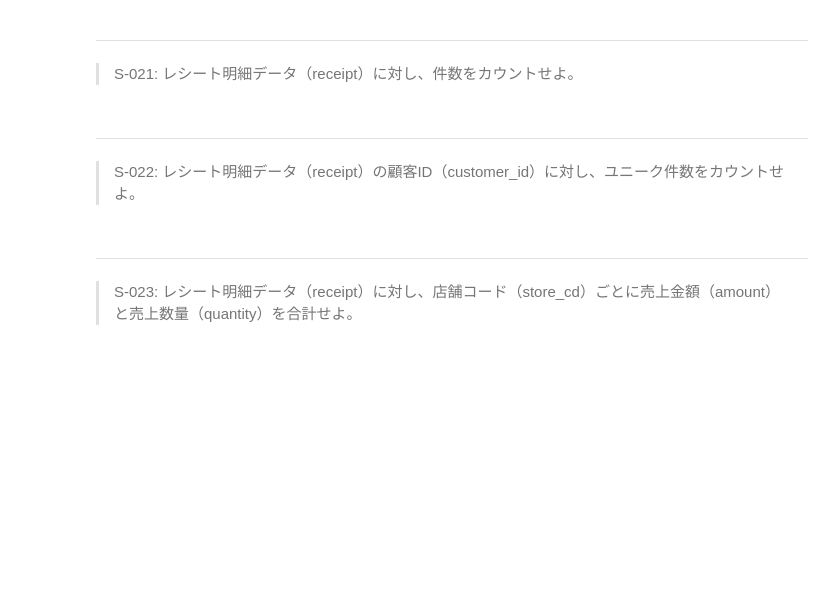
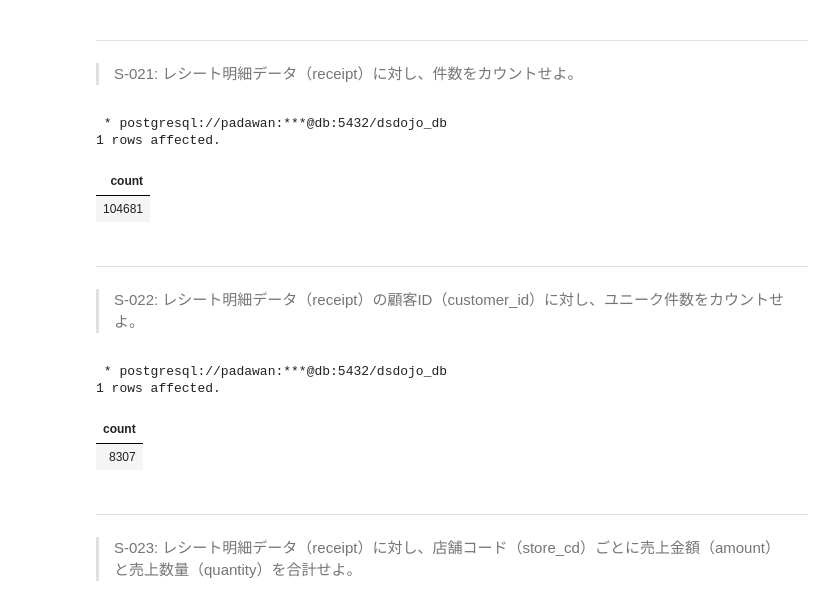
Before and after one commit to technicakidz/100knocks-preprocess, a Jupyter notebook: docker/work/preprocess_knock_SQL.ipynb, the cells around one changed output. Saved outputs shown, nothing was run; the diff lists cells and outputs as text; code cells hidden in the pictures; blank space fills up the shorter version.

```diff
--- a/docker/work/preprocess_knock_SQL.ipynb
+++ b/docker/work/preprocess_knock_SQL.ipynb
@@ -515,6 +515,12 @@ LIMIT 10;
 > S-021: レシート明細データ（receipt）に対し、件数をカウントせよ。
 # %%
 %%sql
+SELECT count(*) FROM receipt;
+# %% [output]
+ * postgresql://padawan:***@db:5432/dsdojo_db
+1 rows affected.
+| count |
+| 104681 |
 # %% [markdown]
 ---
 > S-022: レシート明細データ（receipt）の顧客ID（customer_id）に対し、ユニーク件数をカウントせよ。
@@ -523,3 +527,11 @@ LIMIT 10;
+# %%
+%%sql
+SELECT count(DISTINCT customer_id) FROM receipt; -- 重複許さないDISTINCT
+# %% [output]
+ * postgresql://padawan:***@db:5432/dsdojo_db
+1 rows affected.
+| count |
+| 8307 |
 # %% [markdown]
 ---
 > S-023: レシート明細データ（receipt）に対し、店舗コード（store_cd）ごとに売上金額（amount）と売上数量（quantity）を合計せよ。
```
Also changed, not shown: parts of 8 cells of this notebook.
